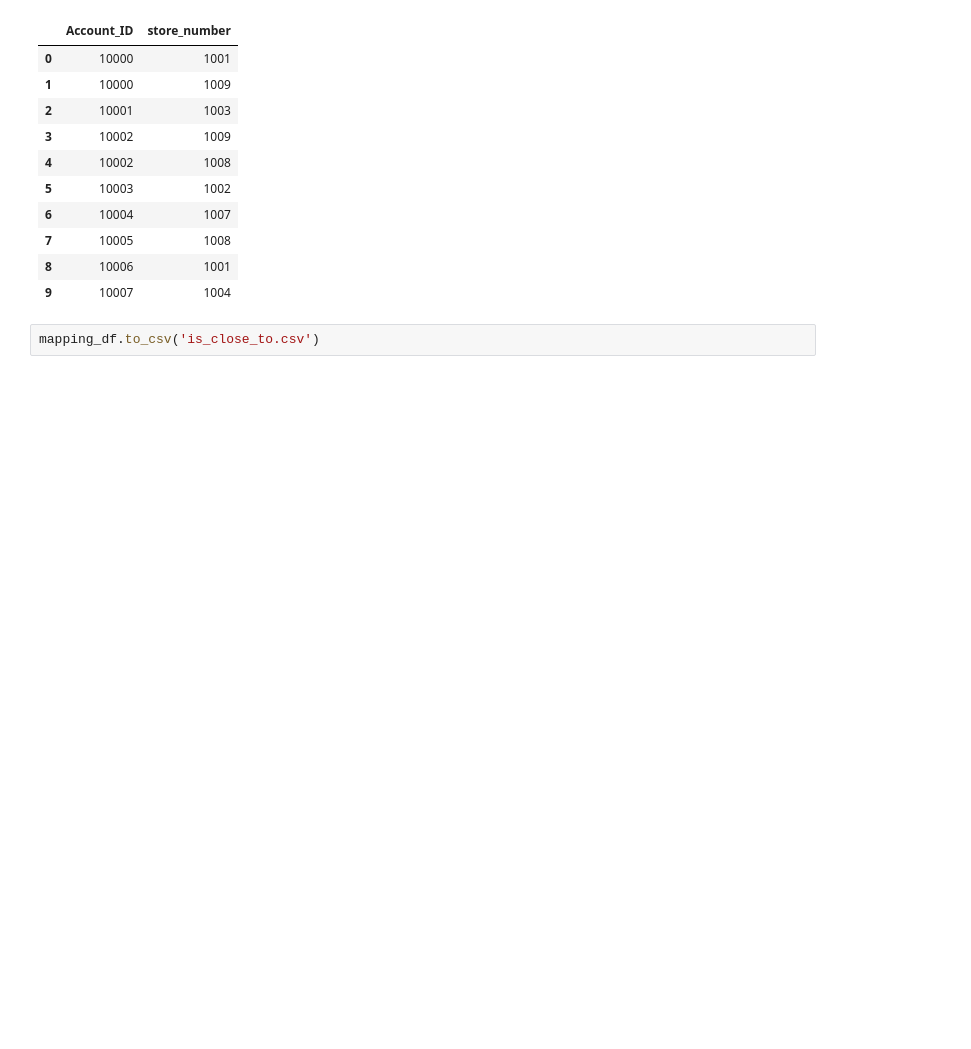
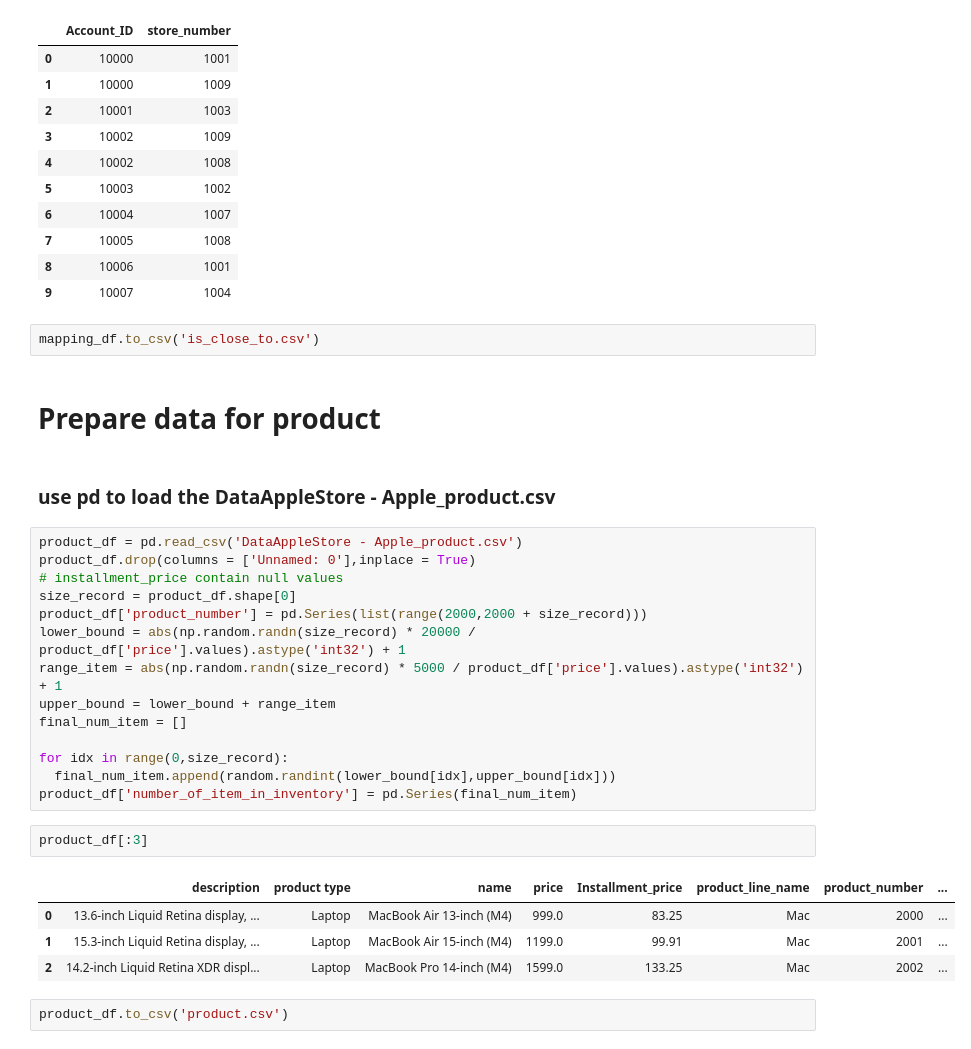
Before and after one commit to MarT1AZ/Apple_DB, a Jupyter notebook: Generating_script/GenData_AppleDB.ipynb, the cells around one changed output. Cells and saved outputs as stored; diff of their text form; blank space fills up the shorter version.

Commit message:
- gen product using file and add columns with script

```diff
--- a/Generating_script/GenData_AppleDB.ipynb
+++ b/Generating_script/GenData_AppleDB.ipynb
@@ -440,3 +439,30 @@ mapping_df[:10]
 | 9 | 10007 | 1004 |
 # %%
 mapping_df.to_csv('is_close_to.csv')
+# %% [markdown]
+# Prepare data for product
+# %% [markdown]
+### use pd to load the DataAppleStore - Apple_product.csv
+# %%
+product_df = pd.read_csv('DataAppleStore - Apple_product.csv')
+product_df.drop(columns = ['Unnamed: 0'],inplace = True)
+# installment_price contain null values
+size_record = product_df.shape[0]
+product_df['product_number'] = pd.Series(list(range(2000,2000 + size_record)))
+lower_bound = abs(np.random.randn(size_record) * 20000 / product_df['price'].values).astype('int32') + 1
+range_item = abs(np.random.randn(size_record) * 5000 / product_df['price'].values).astype('int32') + 1
+upper_bound = lower_bound + range_item
+final_num_item = []
+
+for idx in range(0,size_record):
+  final_num_item.append(random.randint(lower_bound[idx],upper_bound[idx]))
+product_df['number_of_item_in_inventory'] = pd.Series(final_num_item)
+# %%
+product_df[:3]
+# %% [output]
+|  | description | product type | name | price | Installment_price | product_line_name | product_number | ... |
+| 0 | 13.6-inch Liquid Retina display, ... | Laptop | MacBook Air 13‑inch (M4) | 999.0 | 83.25 | Mac | 2000 | ... |
+| 1 | 15.3-inch Liquid Retina display, ... | Laptop | MacBook Air 15‑inch (M4) | 1199.0 | 99.91 | Mac | 2001 | ... |
+| 2 | 14.2-inch Liquid Retina XDR displ... | Laptop | MacBook Pro 14‑inch (M4) | 1599.0 | 133.25 | Mac | 2002 | ... |
+# %%
+product_df.to_csv('product.csv')
```
Also changed, not shown: parts of 1 cell of this notebook.
